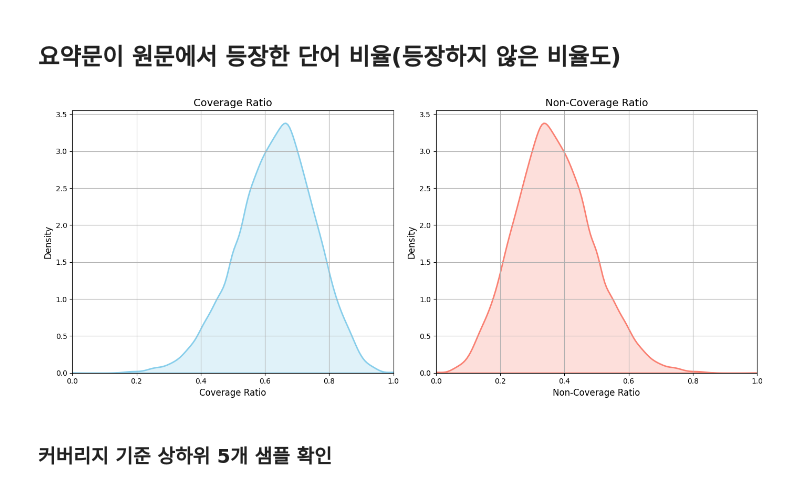
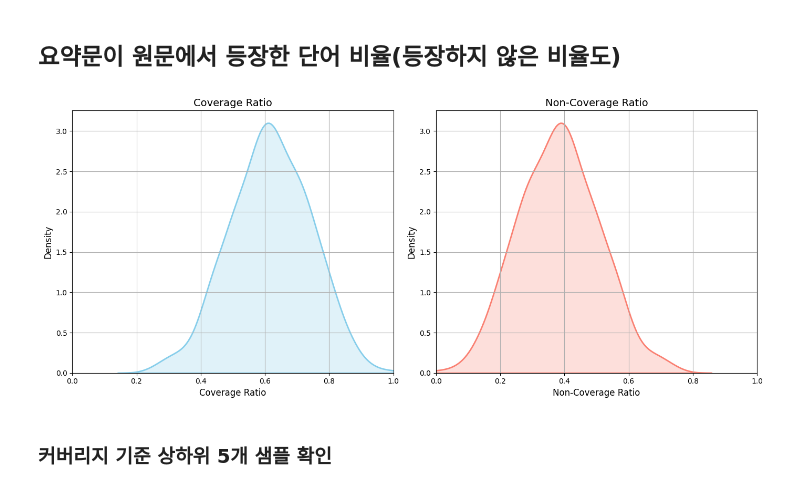
Before and after one commit to AIBootcamp13/upstageailab-nlp-summarization-nlp_7, a Jupyter notebook: notebooks/KJB/EDA.ipynb, the cells around one changed output. Drawn from its saved outputs; the diff is of its cells as text; code cells hidden in the pictures.

```diff
--- a/notebooks/KJB/EDA.ipynb
+++ b/notebooks/KJB/EDA.ipynb
@@ -268,38 +268,38 @@ def calculate_coverage_ratio(dialogue: str, summary: str) -> float:
 
     return overlap_ratio, nonoverlap_ratio
 # %%
-train_df[['coverage_ratio', 'noncoverage_ratio']] = train_df.apply(
+dev_df[['coverage_ratio', 'noncoverage_ratio']] = dev_df.apply(
     lambda row: pd.Series(calculate_coverage_ratio(row['dialogue'], row['summary'])),
     axis=1
 )
 # %%
 import seaborn as sns
 import matplotlib.pyplot as plt
 
 plt.figure(figsize=(14, 6))  # 가로 넓게
 
 # subplot 1: coverage_ratio
 plt.subplot(1, 2, 1)
-sns.kdeplot(train_df['coverage_ratio'], fill=True, color='skyblue', linewidth=2)
+sns.kdeplot(dev_df['coverage_ratio'], fill=True, color='skyblue', linewidth=2)
 plt.title("Coverage Ratio", fontsize=14)
 plt.xlabel("Coverage Ratio", fontsize=12)
 plt.ylabel("Density", fontsize=12)
 plt.grid(True)
 plt.xlim(0, 1)
 
 # subplot 2: noncoverage_ratio
 plt.subplot(1, 2, 2)
-sns.kdeplot(train_df['noncoverage_ratio'], fill=True, color='salmon', linewidth=2)
+sns.kdeplot(dev_df['noncoverage_ratio'], fill=True, color='salmon', linewidth=2)
 plt.title("Non-Coverage Ratio", fontsize=14)
 plt.xlabel("Non-Coverage Ratio", fontsize=12)
 plt.ylabel("Density", fontsize=12)
 plt.grid(True)
 plt.xlim(0, 1)
 
 plt.tight_layout()
 plt.show()
 # %% [output]
-[figure, old version]
+[figure, new version]
 # %% [markdown]
 ### 커버리지 기준 상하위 5개 샘플 확인
 # %%
```
Also changed, not shown: parts of 3 cells of this notebook, 19 other files.
